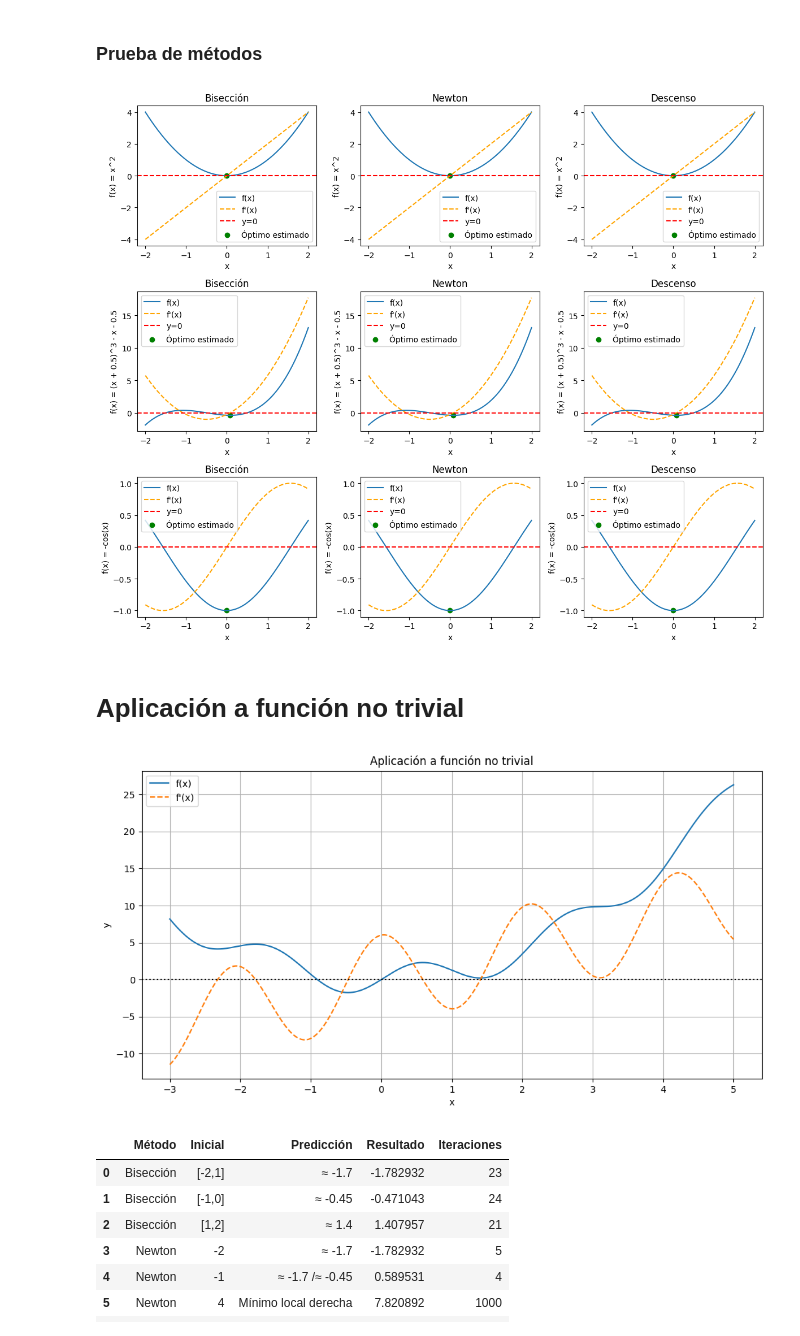
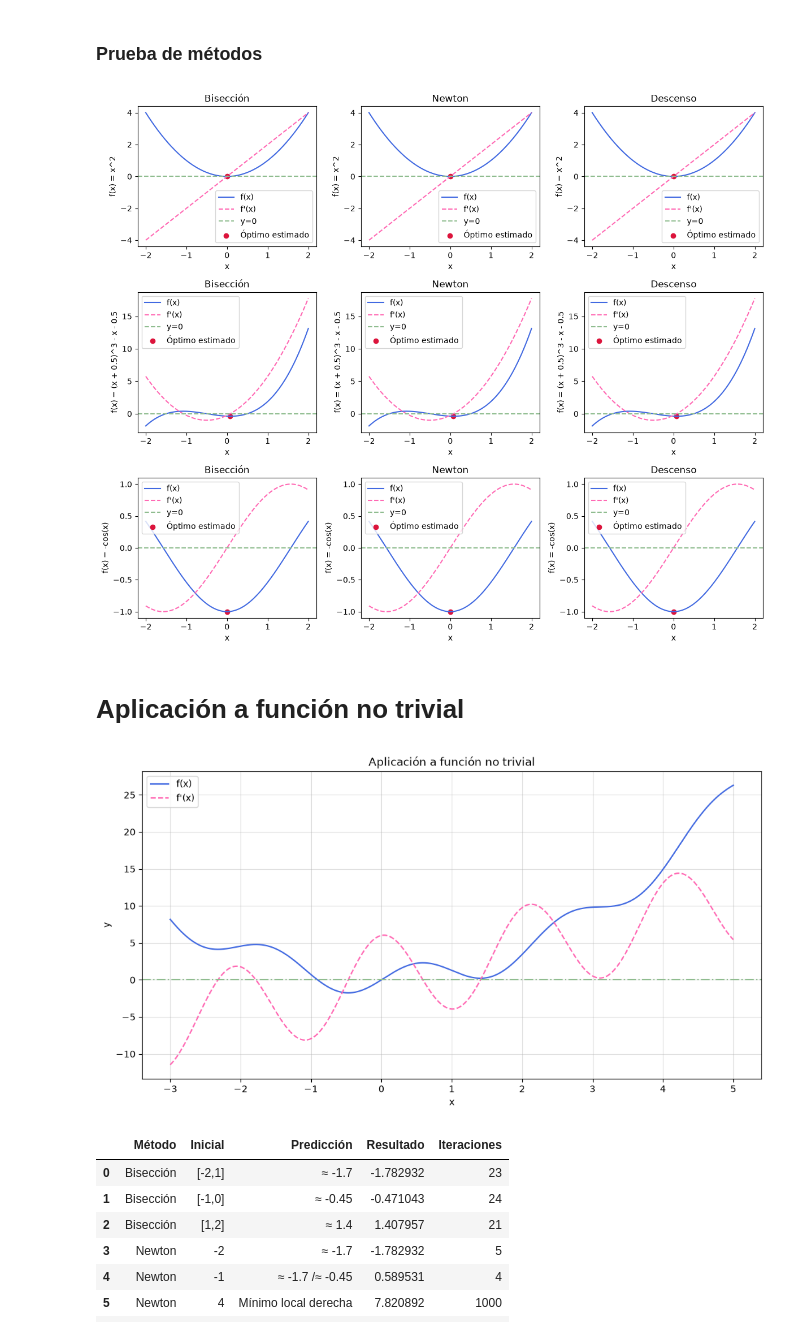
Before and after one commit to belentellechea/obligatorio_2_calculo, a Jupyter notebook: project.ipynb, the cells around one changed output. Saved outputs shown, nothing was run; the diff lists cells and outputs as text; code cells hidden in the pictures.

```diff
--- a/project.ipynb
+++ b/project.ipynb
@@ -120,38 +120,38 @@ methods = [biseccion, newton, descenso_gradiente]
 parameters = [{"a":-1, "b":1}, {"x0": 1}, {"x0": 1, "lr": 1e-2}]
 
 y_labels = ["f(x) = x^2", "f(x) = (x + 0.5)^3 - x - 0.5", "f(x) = -cos(x)"]
 titles = ["Bisección", "Newton", "Descenso"]
 
 lp = np.linspace(-2, 2, 300)
 
 fig, axes = plt.subplots(3, 3, figsize=(12, 10))
 
 for i, f in enumerate(functions):
     for j, m in enumerate(methods):
         ax = axes[i, j]
         # labels ejes
         ax.set_xlabel("x")
         ax.set_ylabel(y_labels[i])
 
         # métodos
         method = methods[j]
         params = parameters[j]
         res, step, _ = method(f, **params)
 
         # graficas
-        ax.plot(lp, np.array(list(map(lambda v: f.eval(v), lp))))
-        ax.plot(lp, np.array(list(map(lambda v: f.derivative().eval(v), lp))), linestyle="--", color="orange")
-        ax.axhline(0, linestyle="--", color="red")
-        ax.scatter(res, f.eval(res), color="green")
+        ax.plot(lp, np.array(list(map(lambda v: f.eval(v), lp))), color="royalblue")
+        ax.plot(lp, np.array(list(map(lambda v: f.derivative().eval(v), lp))), linestyle="--", color="hotpink")
+        ax.axhline(0, linestyle="--", color="darkseagreen")
+        ax.scatter(res, f.eval(res), color="crimson")
 
         ax.plot()
         ax.legend([f"f(x)", "f'(x)", "y=0", "Óptimo estimado"])
         ax.set_title(titles[j])
 
 plt.tight_layout()
 plt.show()
 # %% [output]
-[figure, old version]
+[figure, new version]
 # %% [markdown]
 # Aplicación a función no trivial
 # %%
@@ -169,20 +169,22 @@ plt.figure(figsize=(12,6))
 plt.plot(
     lp,
     f_values,
-    label="f(x)"
+    label="f(x)",
+    color="royalblue"
 )
 
 plt.plot(
     lp,
     df_values,
     "--",
-    label="f'(x)"
+    label="f'(x)",
+    color="hotpink"
 )
 
 plt.axhline(
     0,
-    color="black",
-    linestyle=":"
+    linestyle="-.",
+    color="darkseagreen"
 )
 
 plt.title("Aplicación a función no trivial")
@@ -191,10 +193,10 @@ plt.ylabel("y")
 
 plt.legend()
 
-plt.grid(True)
+plt.grid(True, alpha=0.4)
 plt.show()
 # %% [output]
-[figure, old version]
+[figure, new version]
 # %%
 predicciones = {
     ("Biseccion", "[-2,1]"): "≈ -1.7",
```
Also changed, not shown: parts of 8 cells of this notebook.
